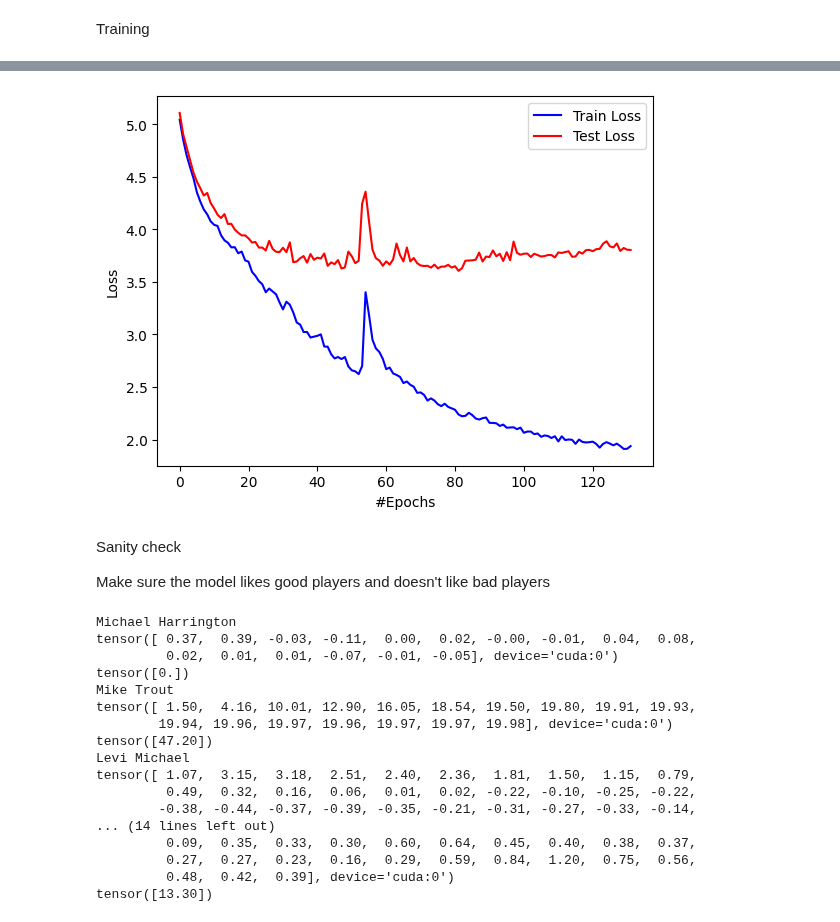
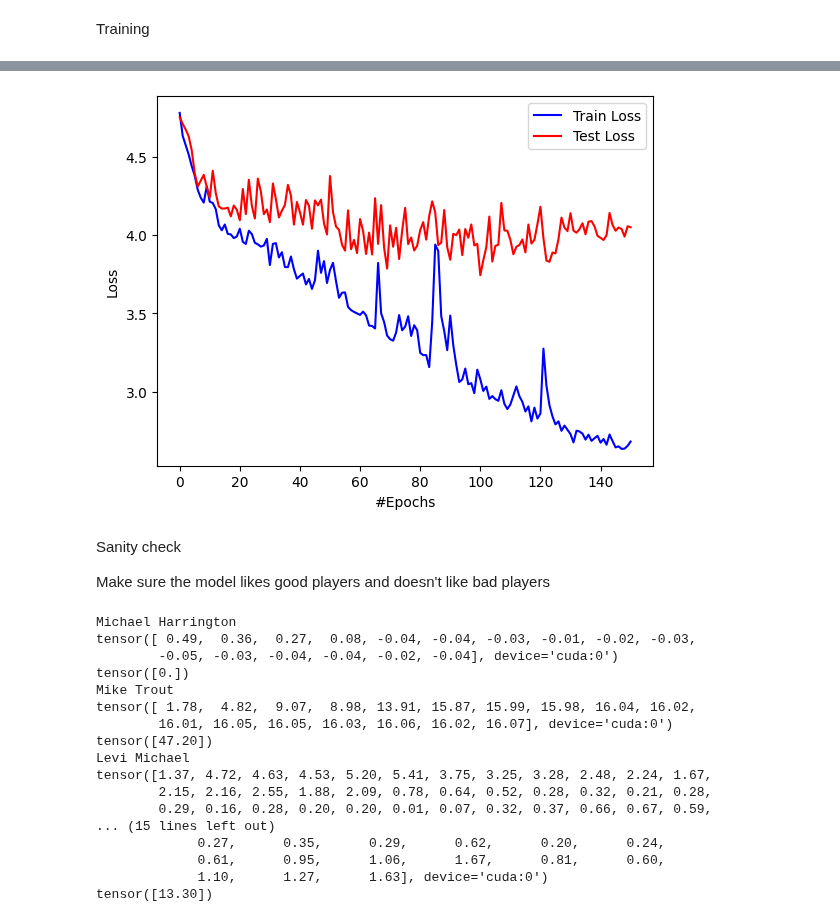
Before and after one commit to nitzryan/BaseballModels, a Jupyter notebook: Model.ipynb, the cells around one changed output, grey strips where cells are left out. Drawn from its saved outputs; the diff is of its cells as text; code cells hidden in the pictures.

Commit message:
Added RNN Model.  Similar results, but seems less prone to keeping exactt same prediction over time

```diff
--- a/Model.ipynb
+++ b/Model.ipynb
@@ -296,3 +293,6 @@ FIELDING_VARIANCE_SCALE = 0.0
+# %%
+HITTING_VARIANCE_SCALE = 2
+FIELDING_VARIANCE_SCALE = 2
 # %%
 BATCH_SIZE = 800
 MAX_INPUT_SIZE = 79
@@ -562,6 +562,29 @@ class LSTM_Model(nn.Module):
 
         output = self.linear(output)
         return output
+# %%
+class RNN_Model(nn.Module):
+    def __init__(self, num_layers, hidden_size, dropout_perc, mutators):
+        super().__init__()
+
+        self.rnn = nn.RNN(input_size=HITTER_COLS, hidden_size=hidden_size, num_layers=num_layers, batch_first=False, dropout=dropout_perc)
+        self.linear = nn.Linear(hidden_size, HITTER_OUTPUT_COLS)
+        self.mutators = mutators
+
+    def to(self, *args, **kwargs):
+        self.mutators = self.mutators.to(*args, **kwargs)
+        return super(RNN_Model, self).to(*args, **kwargs)
+
+    def forward(self, x, lengths):
+        if self.training:
+            x += self.mutators[:x.size(0), :, :]
+        lengths = lengths.to(torch.device("cpu")).long()
+        packedInput = nn.utils.rnn.pack_padded_sequence(x, lengths, batch_first=True, enforce_sorted=False)
+        packedOutput, (h_n, c_n) = self.rnn(packedInput)
+        output, _ = nn.utils.rnn.pad_packed_sequence(packedOutput, batch_first=True)
+
+        output = self.linear(output)
+        return output
 # %% [markdown]
 Dataset
 # %%
@@ -634,8 +657,8 @@ def LSTM_MSELoss(pred, actual, lengths):
 # %%
 dropout_perc = 0.2
 num_layers = 2
-hidden_size = 50
-network = LSTM_Model(num_layers, hidden_size, dropout_perc, hitting_mutators)
+hidden_size = 100
+network = RNN_Model(num_layers, hidden_size, dropout_perc, hitting_mutators)
 network = network.to(device)
 print("Num. Parameters:", count_parameters(network))
 
@@ -669,4 +694,4 @@ Stopped training early at epoch=131 with loss=3.604466517766317
-[figure, old version]
+[figure, new version]
 # %% [markdown]
 Sanity check
 
@@ -702,19 +727,19 @@ GetPlayer("Mike Moustakas", 519058)
 GetPlayer("Max Kepler", 596146)
 # %% [output]
 Michael Harrington
-tensor([ 0.37,  0.39, -0.03, -0.11,  0.00,  0.02, -0.00, -0.01,  0.04,  0.08,
-         0.02,  0.01,  0.01, -0.07, -0.01, -0.05], device='cuda:0')
+tensor([ 0.49,  0.36,  0.27,  0.08, -0.04, -0.04, -0.03, -0.01, -0.02, -0.03,
+        -0.05, -0.03, -0.04, -0.04, -0.02, -0.04], device='cuda:0')
 tensor([0.])
 Mike Trout
-tensor([ 1.50,  4.16, 10.01, 12.90, 16.05, 18.54, 19.50, 19.80, 19.91, 19.93,
-        19.94, 19.96, 19.97, 19.96, 19.97, 19.97, 19.98], device='cuda:0')
+tensor([ 1.78,  4.82,  9.07,  8.98, 13.91, 15.87, 15.99, 15.98, 16.04, 16.02,
+        16.01, 16.05, 16.05, 16.03, 16.06, 16.02, 16.07], device='cuda:0')
 tensor([47.20])
 Levi Michael
-tensor([ 1.07,  3.15,  3.18,  2.51,  2.40,  2.36,  1.81,  1.50,  1.15,  0.79,
-         0.49,  0.32,  0.16,  0.06,  0.01,  0.02, -0.22, -0.10, -0.25, -0.22,
-        -0.38, -0.44, -0.37, -0.39, -0.35, -0.21, -0.31, -0.27, -0.33, -0.14,
-... (14 lines left out)
-         0.09,  0.35,  0.33,  0.30,  0.60,  0.64,  0.45,  0.40,  0.38,  0.37,
-         0.27,  0.27,  0.23,  0.16,  0.29,  0.59,  0.84,  1.20,  0.75,  0.56,
-         0.48,  0.42,  0.39], device='cuda:0')
+tensor([1.37, 4.72, 4.63, 4.53, 5.20, 5.41, 3.75, 3.25, 3.28, 2.48, 2.24, 1.67,
+        2.15, 2.16, 2.55, 1.88, 2.09, 0.78, 0.64, 0.52, 0.28, 0.32, 0.21, 0.28,
+        0.29, 0.16, 0.28, 0.20, 0.20, 0.01, 0.07, 0.32, 0.37, 0.66, 0.67, 0.59,
+... (15 lines left out)
+             0.27,      0.35,      0.29,      0.62,      0.20,      0.24,
+             0.61,      0.95,      1.06,      1.67,      0.81,      0.60,
+             1.10,      1.27,      1.63], device='cuda:0')
 tensor([13.30])
```
Also changed, not shown: parts of 2 cells of this notebook, 1 other file.
